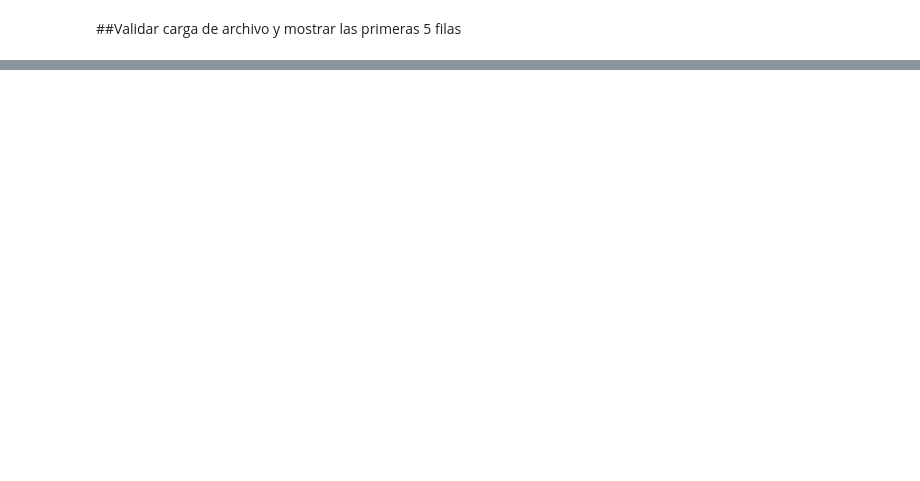
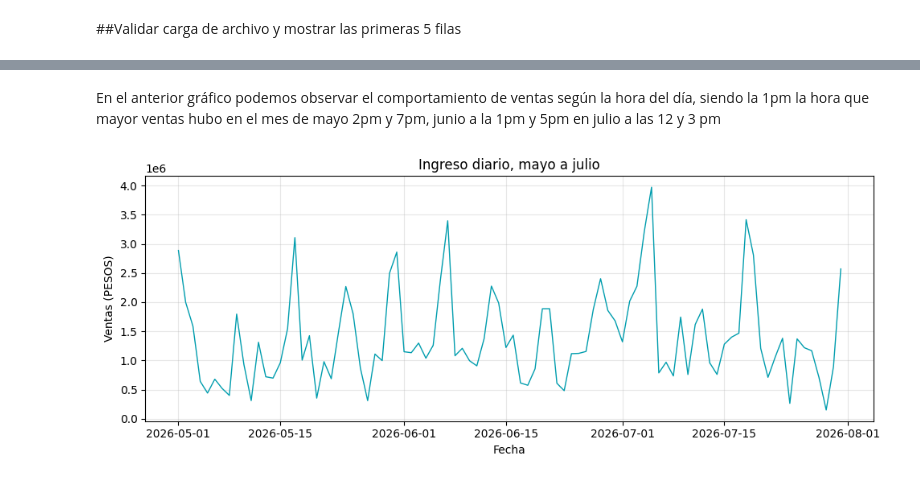
Before and after one commit to nhidalgog/PAD_Entrega_activiad_5_YH_y_NH, a Jupyter notebook: Proyecto_final_MAD_PAD_Nestor_y_Yibely.ipynb, the cells around one changed output, grey strips where cells are left out. Drawn from its saved outputs; the diff is of its cells as text; code cells hidden in the pictures; blank space fills up the shorter version.

```diff
--- a/Proyecto_final_MAD_PAD_Nestor_y_Yibely.ipynb
+++ b/Proyecto_final_MAD_PAD_Nestor_y_Yibely.ipynb
@@ -33,0 +49,3 @@ ventas_nanitos.head()
+# %%
+data = reporte_de_ventas_nanitos_may_a_jul_2026.copy()
+data.shape
@@ -33,0 +603,16 @@ ventas_nanitos.head()
+# %% [markdown]
+En el anterior gráfico podemos observar el comportamiento de ventas según la hora del día, siendo la 1pm la hora que mayor ventas hubo en el mes de mayo 2pm y 7pm, junio a la 1pm y 5pm en julio a las 12 y 3 pm
+# %%
+ingreso_dia = data.groupby('fecha')['total'].sum()
+ingreso_dia.head()
+
+figura, eje = plt.subplots(figsize=(10, 4))
+eje.plot(ingreso_dia.index, ingreso_dia.values, linewidth=1, color='#009DAE')
+eje.set_title('Ingreso diario, mayo a julio')
+eje.set_xlabel('Fecha')
+eje.set_ylabel('Ventas (PESOS)')
+eje.grid(alpha=0.3)
+plt.tight_layout()
+plt.show()
+# %% [output]
+[figure, added]
```
Also changed, not shown: parts of 67 cells of this notebook.
